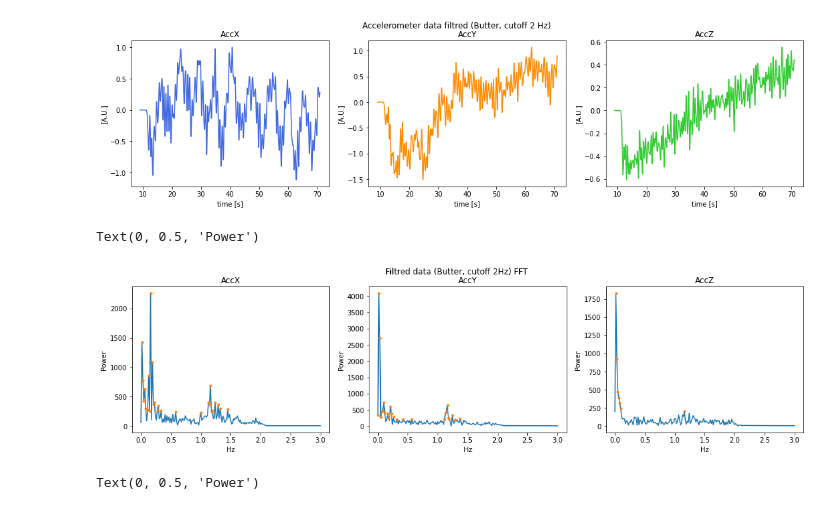
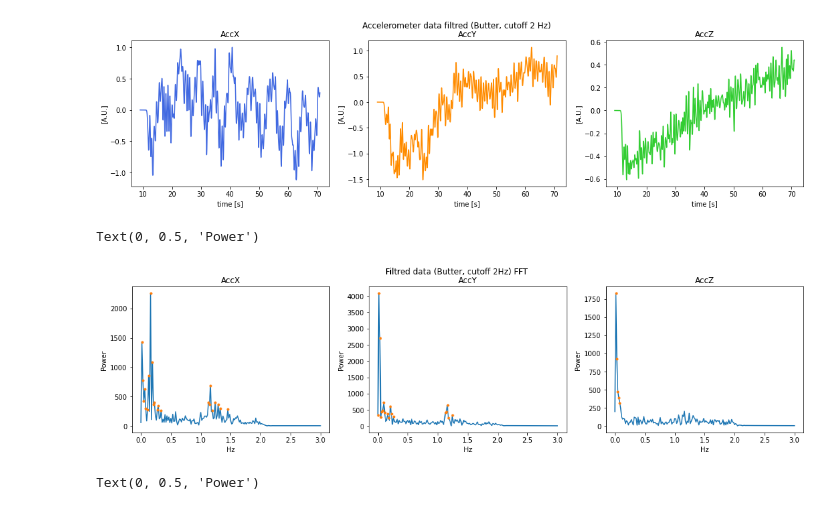
Before and after one commit to zanocrate/LCP_projects_Y4, a Jupyter notebook: Raffo_draft.ipynb, the cells around one changed output. Cells and saved outputs as stored; diff of their text form; code cells hidden in the pictures.

```diff
--- a/Raffo_draft.ipynb
+++ b/Raffo_draft.ipynb
@@ -318,6 +273,8 @@ Text(0, 0.5, '[A.U.]')
 [figure]
 # %%
 #fft filtred acc  data (butter)
+
+h_p=250   #trashold peaks
 
 #-----------------------------------------------
 fft_accX_fil=fft.fft(filtered_accX)
@@ -331,7 +288,7 @@ power_accX_fil1=power_accX_fil[mask_fil]
 
 mask_fil1=np.where(accX_freq_fil1<=3)
 
-peaks_accX= accX_freq_fil1[np.where(power_accX_fil1>200)]
+peaks_accX= accX_freq_fil1[np.where(power_accX_fil1>h_p)]
 #-----------------------------------------------
 fft_accY_fil=fft.fft(filtered_accY)
 accY_freq_fil = fft.fftfreq(filtered_accY.size, d=time_step)
@@ -344,7 +301,7 @@ power_accY_fil1=power_accY_fil[mask_fil]
 
 mask_fil1=np.where(accY_freq_fil1<=3)
 
-peaks_accY= accY_freq_fil1[np.where(power_accY_fil1>200)]
+peaks_accY= accY_freq_fil1[np.where(power_accY_fil1>h_p)]
 #-----------------------------------------------
 fft_accZ_fil=fft.fft(filtered_accZ)
 accZ_freq_fil = fft.fftfreq(filtered_accZ.size, d=time_step)
@@ -352,38 +309,38 @@ power_accZ_fil = np.abs(fft_accZ_fil)
 
 mask_fil=np.where(accZ_freq_fil>=0)
 
 accZ_freq_fil1=accZ_freq_fil[mask_fil]
 power_accZ_fil1=power_accZ_fil[mask_fil]
 
 mask_fil1=np.where(accZ_freq_fil1<=3)
 
-peaks_accZ= accZ_freq_fil1[np.where(power_accZ_fil1>200)]
+peaks_accZ= accZ_freq_fil1[np.where(power_accZ_fil1>h_p)]
 #-----------------------------------------------
 
 #plots
 fig, ax = plt.subplots(nrows=1, ncols=3, figsize=(18,4))
 fig.suptitle('Filtred data (Butter, cutoff 2Hz) FFT')
 
 ax[0].plot(accX_freq_fil1[mask_fil1],power_accX_fil1[mask_fil1])
-ax[0].plot(peaks_accX,power_accX_fil1[np.where(power_accX_fil1>200)], '.')
+ax[0].plot(peaks_accX,power_accX_fil1[np.where(power_accX_fil1>h_p)], '.')
 ax[0].set_title('AccX')
 ax[0].set_xlabel('Hz')
 ax[0].set_ylabel('Power')
 
 ax[1].plot(accY_freq_fil1[mask_fil1],power_accY_fil1[mask_fil1])
-ax[1].plot(peaks_accY,power_accY_fil1[np.where(power_accY_fil1>200)], '.')
+ax[1].plot(peaks_accY,power_accY_fil1[np.where(power_accY_fil1>h_p)], '.')
 ax[1].set_title('AccY')
 ax[1].set_xlabel('Hz')
 ax[1].set_ylabel('Power')
 
 ax[2].plot(accZ_freq_fil1[mask_fil1],power_accZ_fil1[mask_fil1])
-ax[2].plot(peaks_accZ,power_accZ_fil1[np.where(power_accZ_fil1>200)], '.')
+ax[2].plot(peaks_accZ,power_accZ_fil1[np.where(power_accZ_fil1>h_p)], '.')
 ax[2].set_title('AccZ')
 ax[2].set_xlabel('Hz')
 ax[2].set_ylabel('Power')
 # %% [output]
 Text(0, 0.5, 'Power')
-[figure, old version]
+[figure, new version]
 # %%
 #gyroscope
 
```
Also changed, not shown: parts of 13 cells of this notebook.
